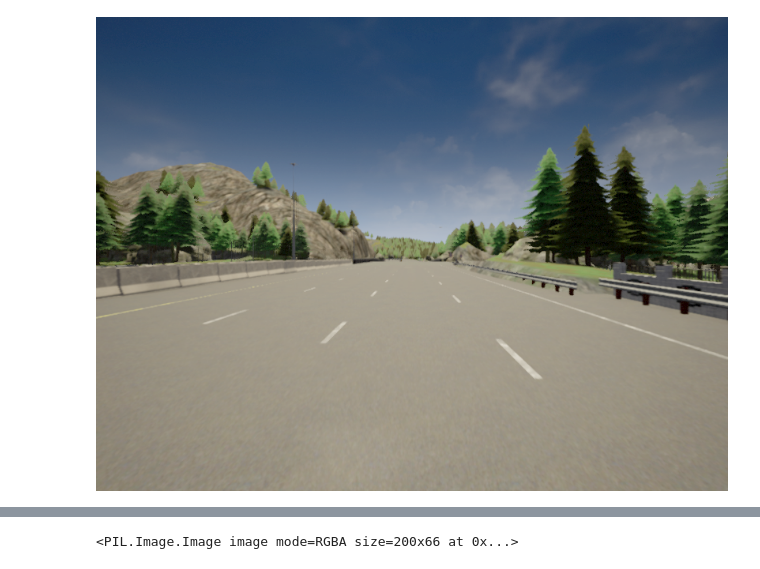
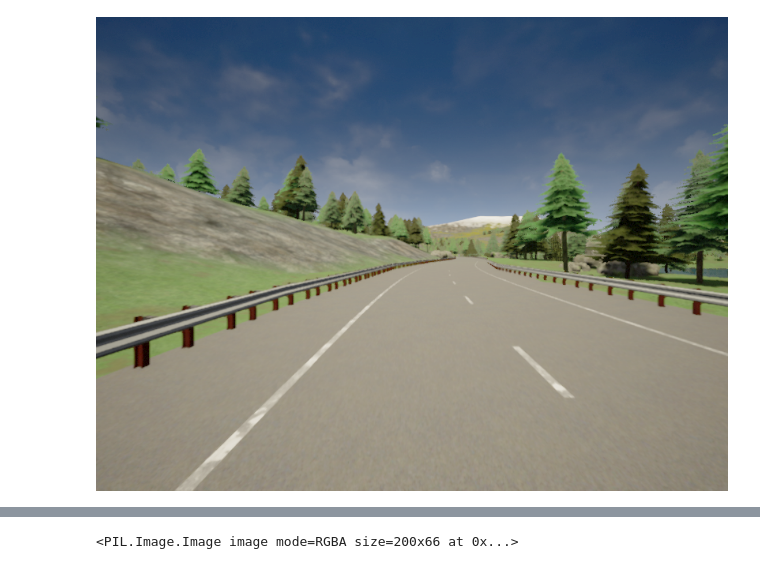
Before and after one commit to peterkim95/carla-driver, a Jupyter notebook: notebooks/highway_train.ipynb, the cells around one changed output, grey strips where cells are left out. Drawn from its saved outputs; the diff is of its cells as text; code cells hidden in the pictures.

```diff
--- a/notebooks/highway_train.ipynb
+++ b/notebooks/highway_train.ipynb
@@ -11,10 +13,10 @@ import matplotlib.pyplot as plt
 import torchvision.transforms as transforms
 import torch.nn.functional as F
 # %%
-im = Image.open('../data/2020-10-29--14-46-09/train/episode_0000/CenterRGB/000140.png')
+im = Image.open('../data/2020-11-06--00-54-17/train/episode_0002/CenterRGB/000140.png')
 im
 # %% [output]
-[figure, old version]
+[figure, new version]
 # %%
 t = get_transform()
 # %%
```
Also changed, not shown: parts of 4 cells of this notebook, 4 other files.
